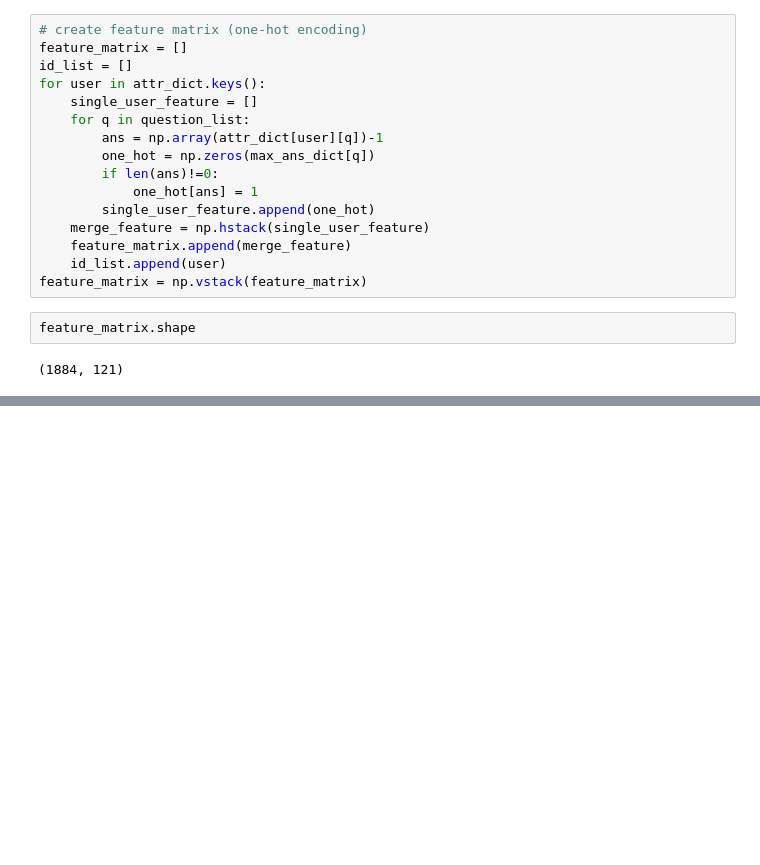
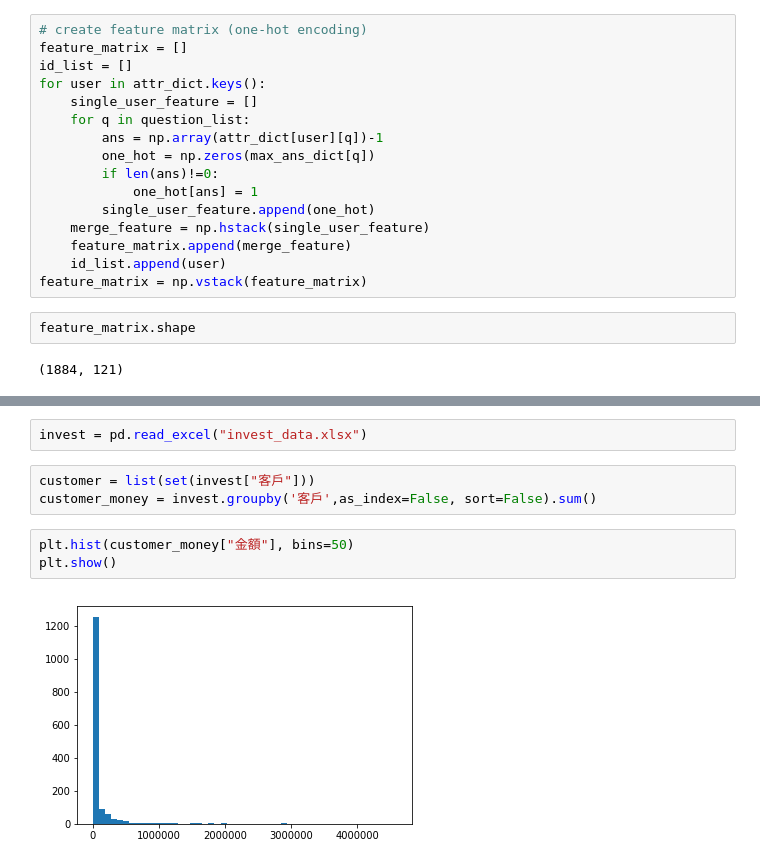
Before and after one commit to thtang/Fintech-Text-Mining-and-Machine-Learning, a Jupyter notebook: final/EDA.ipynb, the cells around one changed output, grey strips where cells are left out. Saved outputs shown, nothing was run; the diff lists cells and outputs as text; blank space fills up the shorter version.

Commit message:
add hist

```diff
--- a/final/EDA.ipynb
+++ b/final/EDA.ipynb
@@ -67,0 +66,10 @@ id_list
+# %%
+invest = pd.read_excel("invest_data.xlsx")
+# %%
+customer = list(set(invest["客戶"]))
+customer_money = invest.groupby('客戶',as_index=False, sort=False).sum()
+# %%
+plt.hist(customer_money["金額"], bins=50)
+plt.show()
+# %% [output]
+[figure, added]
```
Also changed, not shown: parts of 9 cells of this notebook.
